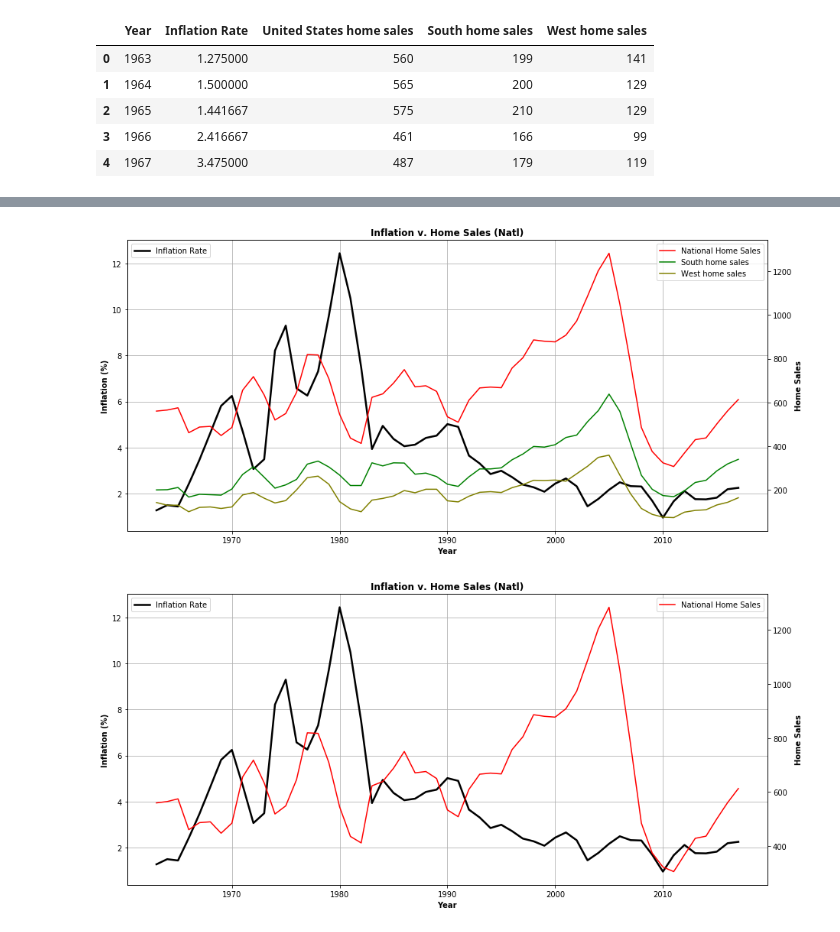
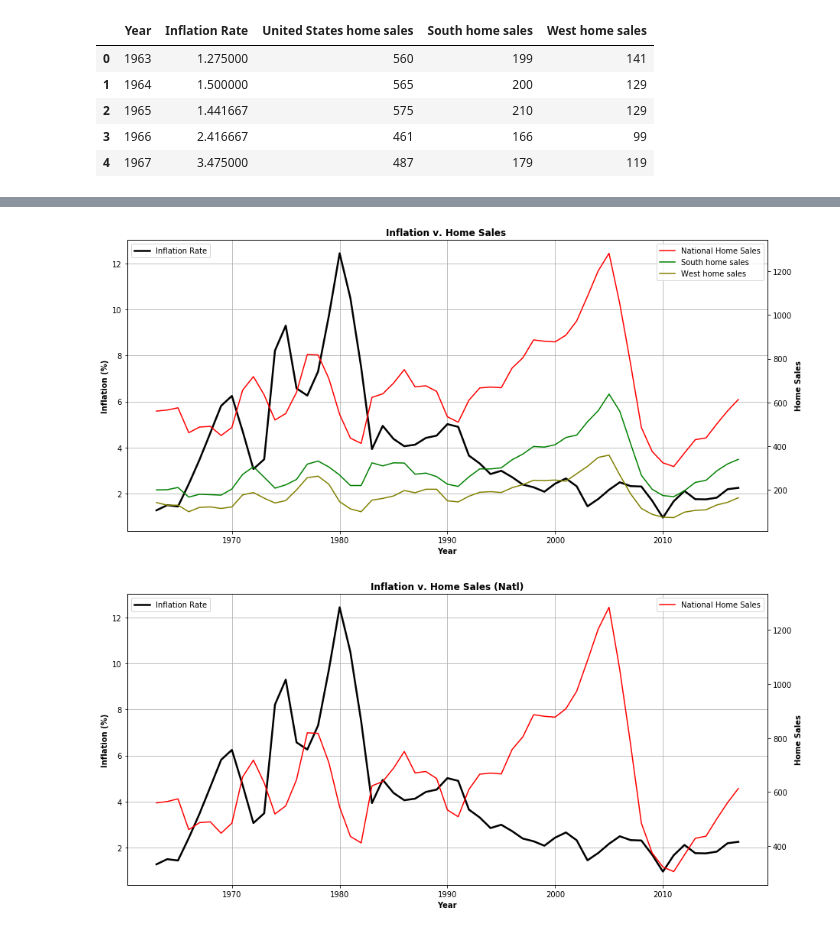
Before and after one commit to CarlosCocuy/ProjectRepo, a Jupyter notebook: data_cleaning_fed_funds.ipynb, the cells around one changed output, grey strips where cells are left out. Drawn from its saved outputs; the diff is of its cells as text; code cells hidden in the pictures.

Commit message:
updated graphs

```diff
--- a/data_cleaning_fed_funds.ipynb
+++ b/data_cleaning_fed_funds.ipynb
@@ -86,35 +84,35 @@ plt.grid()
 # %%
 #Create a line chart of inflation (above) and home sales per year from 1963-2018
 home_sales=[]
 south_sales=[]
 west_sales=[]
 for sale in S_W_Inflation_df["United States home sales"]:
     int_US_sales=int(sale)
     home_sales.append(int_US_sales)
 for sale in S_W_Inflation_df["South home sales"]:
     int_south_sales=int(sale)
     south_sales.append(int_south_sales)
 for sale in S_W_Inflation_df["West home sales"]:
     int_west_sales=int(sale)
     west_sales.append(int_west_sales)
 fig, ax1=plt.subplots(figsize=(15,7))
 x=np.arange(1963,2018)
 n=S_W_Inflation_df["Inflation Rate"]
 ax1.plot(x,n, linewidth=2.5, color="black")
 ax2=ax1.twinx()
 ax2.plot(x,S_W_Inflation_df["United States home sales"],color="r",label="National Home Sales")
 ax2.plot(x,S_W_Inflation_df["South home sales"], color="g", label="South home sales")
 ax2.plot(x,S_W_Inflation_df["West home sales"], color="olive", label="West home sales")
 ax1.grid()
 ax1.legend(loc=2)
 ax2.legend(loc=1)
-ax1.set_title("Inflation v. Home Sales (Natl)", fontweight="bold")
+ax1.set_title("Inflation v. Home Sales ", fontweight="bold")
 ax1.set_xlabel("Year", fontweight="bold")
 ax1.set_ylabel("Inflation (%)", fontweight="bold")
 ax2.set_ylabel("Home Sales", fontweight="bold")
 plt.savefig("Graph Images/Inflation_Home_Sales_john2.png")
 # %% [output]
-[figure, old version]
+[figure, new version]
 # %%
 # Plot Inflation rate Vs National Home Sales
 home_sales=[]
```
Also changed, not shown: parts of 1 cell of this notebook, 1 other file.
